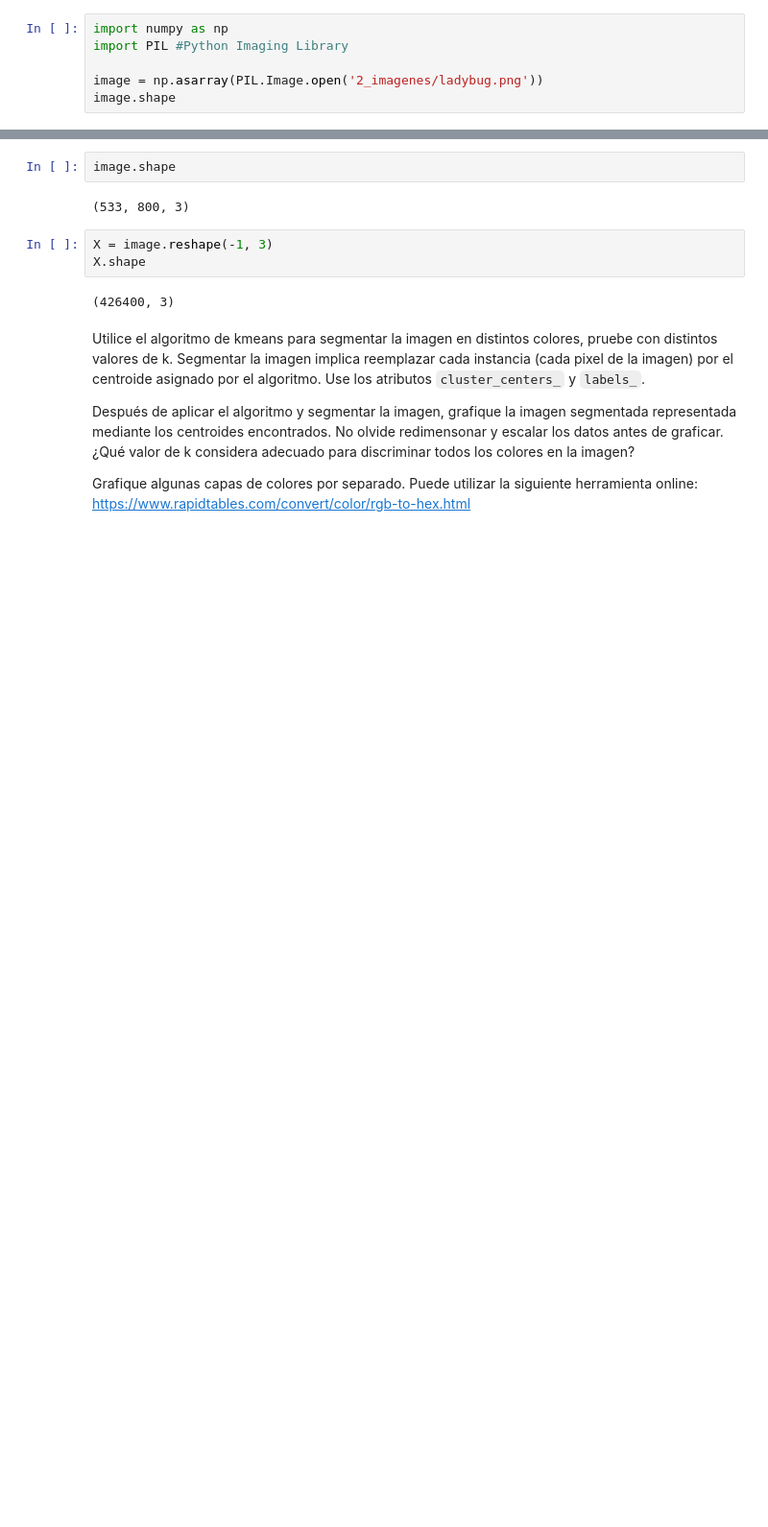
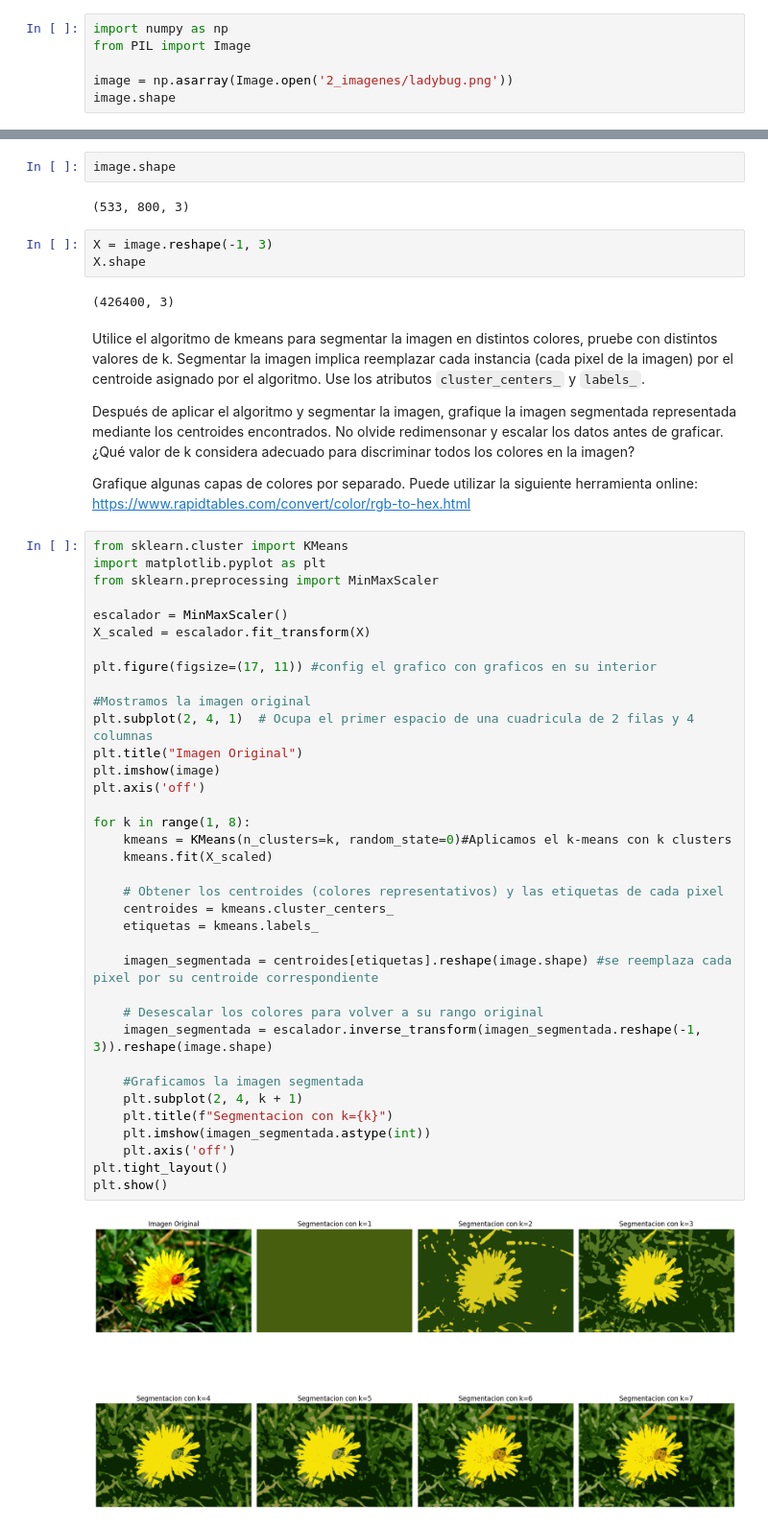
Before and after one commit to axelescalante0/Aprendizaje-Maquinal, a Jupyter notebook: Scrips/Clustering/Segmentación_en_colores.ipynb, the cells around one changed output, grey strips where cells are left out. Shown at 96% size. Drawn from its saved outputs; the diff is of its cells as text; blank space fills up the shorter version.

Commit message:
Clustering: Segmentación_en_colores ladbug aplicada. Falta Graficar capas de colores por separado

```diff
--- a/Scrips/Clustering/Segmentación_en_colores.ipynb
+++ b/Scrips/Clustering/Segmentación_en_colores.ipynb
@@ -20,8 +11,8 @@ Mounted at /content/drive
 # %%
 import numpy as np
-import PIL #Python Imaging Library
+from PIL import Image
 
-image = np.asarray(PIL.Image.open('2_imagenes/ladybug.png'))
+image = np.asarray(Image.open('2_imagenes/ladybug.png'))
 image.shape
 # %% [output]
 (533, 800, 3)
@@ -46,3 +37,41 @@ Utilice el algoritmo de kmeans para segmentar la imagen en distintos colores, pr
 Después de aplicar el algoritmo y segmentar la imagen, grafique la imagen segmentada representada mediante los centroides encontrados. No olvide redimensonar y escalar los datos antes de graficar.¿Qué valor de k considera adecuado para discriminar todos los colores en la imagen?
 
 Grafique algunas capas de colores por separado. Puede utilizar la siguiente herramienta online: https://www.rapidtables.com/convert/color/rgb-to-hex.html
+# %%
+from sklearn.cluster import KMeans
+import matplotlib.pyplot as plt
+from sklearn.preprocessing import MinMaxScaler
+
+escalador = MinMaxScaler()
+X_scaled = escalador.fit_transform(X)
+
+plt.figure(figsize=(17, 11)) #config el grafico con graficos en su interior
+
+#Mostramos la imagen original
+plt.subplot(2, 4, 1)  # Ocupa el primer espacio de una cuadricula de 2 filas y 4 columnas
+plt.title("Imagen Original")
+plt.imshow(image)
+plt.axis('off')
+
+for k in range(1, 8):
+    kmeans = KMeans(n_clusters=k, random_state=0)#Aplicamos el k-means con k clusters
+    kmeans.fit(X_scaled)
+
+    # Obtener los centroides (colores representativos) y las etiquetas de cada pixel
+    centroides = kmeans.cluster_centers_
+    etiquetas = kmeans.labels_
+
+    imagen_segmentada = centroides[etiquetas].reshape(image.shape) #se reemplaza cada pixel por su centroide correspondiente
+
+    # Desescalar los colores para volver a su rango original
+    imagen_segmentada = escalador.inverse_transform(imagen_segmentada.reshape(-1, 3)).reshape(image.shape)
+
+    #Graficamos la imagen segmentada
+    plt.subplot(2, 4, k + 1)
+    plt.title(f"Segmentacion con k={k}")
+    plt.imshow(imagen_segmentada.astype(int))
+    plt.axis('off')
+plt.tight_layout()
+plt.show()
+# %% [output]
+[figure, added]
```
Also changed, not shown: parts of 3 cells of this notebook, 2 other files.
